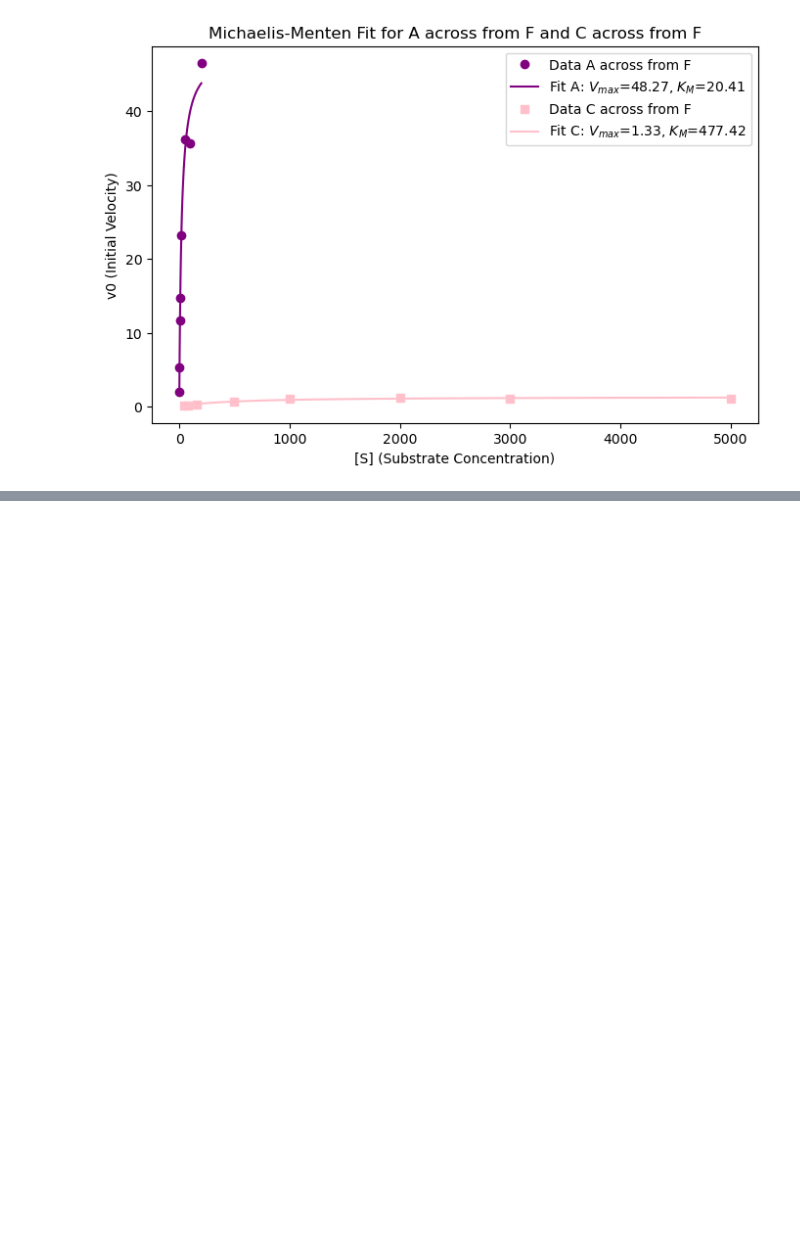
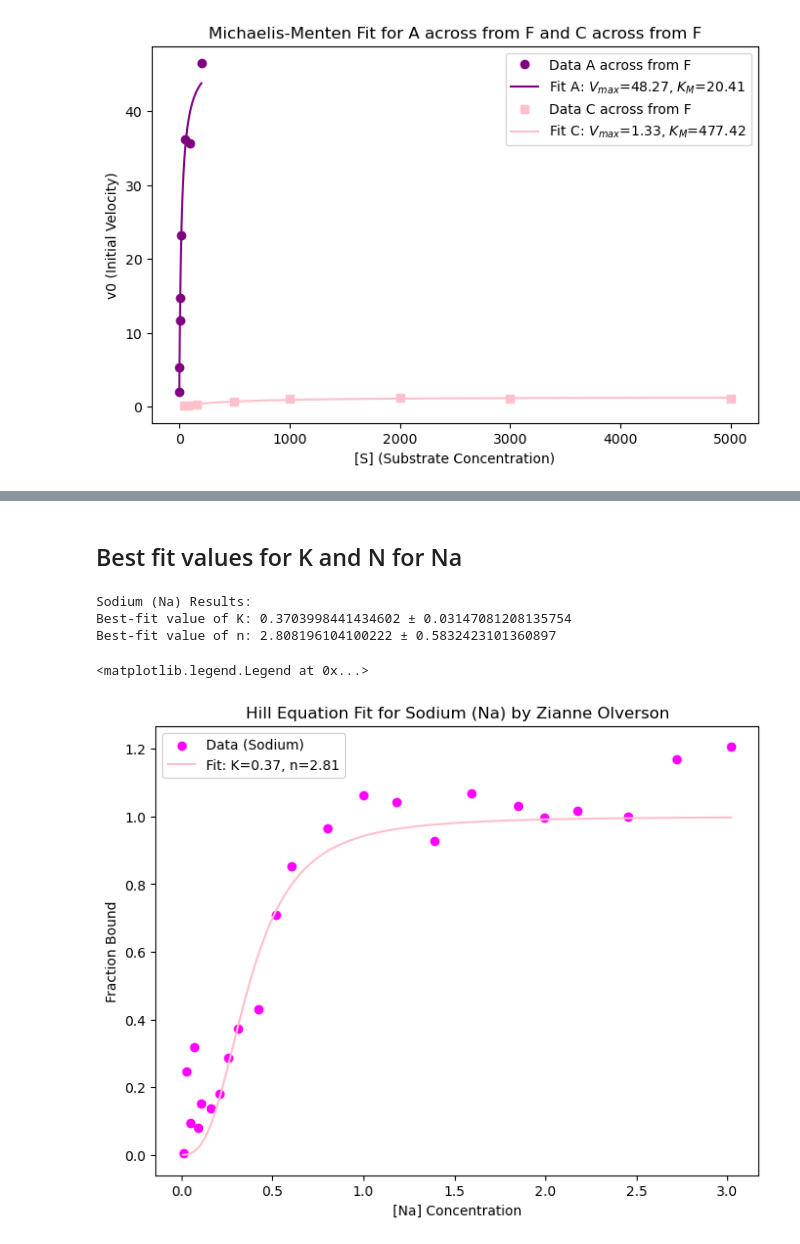
Before and after one commit to ZianneO/BSGP7030-PythonLM, a Jupyter notebook: Untitled.ipynb, the cells around one changed output, grey strips where cells are left out. Saved outputs shown, nothing was run; the diff lists cells and outputs as text; code cells hidden in the pictures; blank space fills up the shorter version.

```diff
--- a/Untitled.ipynb
+++ b/Untitled.ipynb
@@ -192,0 +250,6 @@ plt.show()
+# %%
+data_na = pd.read_csv("Shelton-Na.txt", sep='\s+', skiprows=3, header=None)
+data_na.columns = ['Concentration', 'Fraction_Bound']
+data_na['Concentration'] = pd.to_numeric(data_na['Concentration'], errors='coerce')
+data_na['Fraction_Bound'] = pd.to_numeric(data_na['Fraction_Bound'], errors='coerce')
+data_na = data_na.dropna()
@@ -192,0 +260,4 @@ plt.show()
+# %%
+data_na['Concentration'] = pd.to_numeric(data_na['Concentration'], errors='coerce')
+data_na['Fraction_Bound'] = pd.to_numeric(data_na['Fraction_Bound'], errors='coerce')
+data_na = data_na.dropna()
@@ -192,0 +277,27 @@ plt.show()
+# %%
+initial_guess = [1.0, 1.0]
+popt, pcov = curve_fit(hill_equation, data_na['Concentration'], data_na['Fraction_Bound'], p0=initial_guess)
+K, n = popt
+# %% [markdown]
+## Best fit values for K and N for Na
+# %%
+print(f"Sodium (Na) Results:")
+print(f"Best-fit value of K: {popt[0]} ± {np.sqrt(pcov[0, 0])}")
+print(f"Best-fit value of n: {popt[1]} ± {np.sqrt(pcov[1, 1])}")
+# %% [output]
+Sodium (Na) Results:
+Best-fit value of K: 0.3703998441434602 ± 0.03147081208135754
+Best-fit value of n: 2.808196104100222 ± 0.5832423101360897
+# %%
+L_range = np.linspace(min(data_na['Concentration']), max(data_na['Concentration']), 100)
+# %%
+plt.figure(figsize=(8, 6))
+plt.scatter(data_na['Concentration'], data_na['Fraction_Bound'], label='Data (Sodium)', color='magenta')
+plt.plot(L_range, hill_equation(L_range, K, n), color='pink', label=f'Fit: K={K:.2f}, n={n:.2f}')
+plt.xlabel('[Na] Concentration')
+plt.ylabel('Fraction Bound')
+plt.title('Hill Equation Fit for Sodium (Na) by Zianne Olverson')
+plt.legend()
+# %% [output]
+<matplotlib.legend.Legend at 0x...>
+[figure, added]
```
Also changed, not shown: parts of 16 cells of this notebook.
